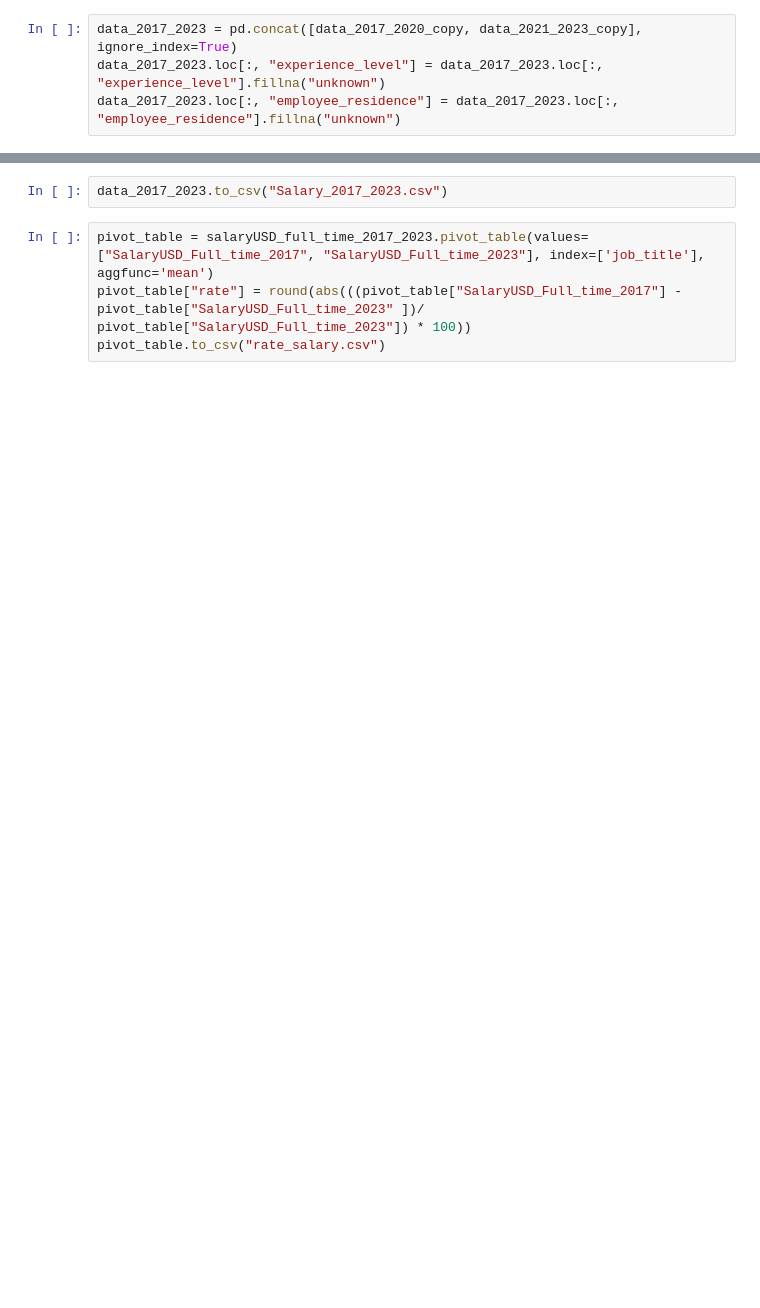
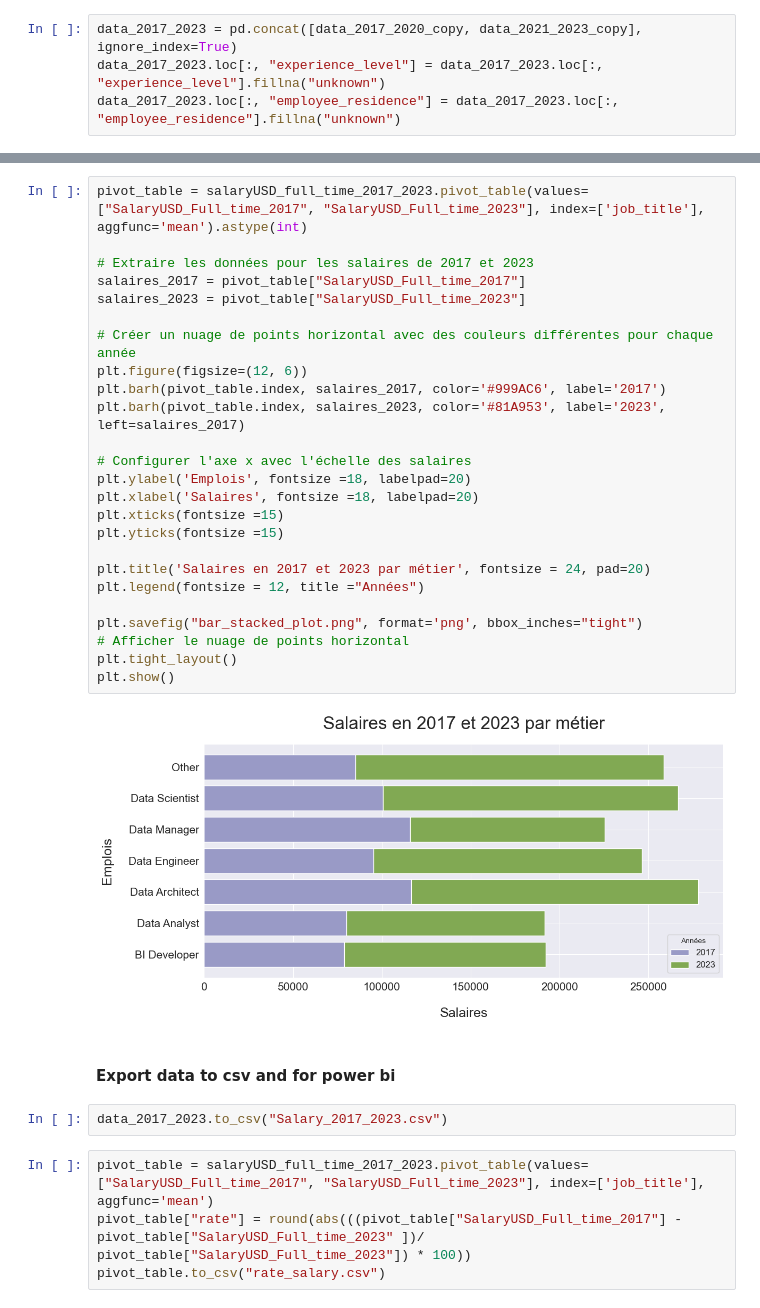
Before and after one commit to mathieuVdn/brief_2_salary_data, a Jupyter notebook: brief_2_salary_data.ipynb, the cells around one changed output, grey strips where cells are left out. Saved outputs shown, nothing was run; the diff lists cells and outputs as text; blank space fills up the shorter version.

```diff
--- a/brief_2_salary_data.ipynb
+++ b/brief_2_salary_data.ipynb
@@ -150,3 +189,32 @@ plt.show()
+# %%
+pivot_table = salaryUSD_full_time_2017_2023.pivot_table(values=["SalaryUSD_Full_time_2017", "SalaryUSD_Full_time_2023"], index=['job_title'], aggfunc='mean').astype(int)
+
+# Extraire les données pour les salaires de 2017 et 2023
+salaires_2017 = pivot_table["SalaryUSD_Full_time_2017"]
+salaires_2023 = pivot_table["SalaryUSD_Full_time_2023"]
+
+# Créer un nuage de points horizontal avec des couleurs différentes pour chaque année
+plt.figure(figsize=(12, 6))
+plt.barh(pivot_table.index, salaires_2017, color='#999AC6', label='2017')
+plt.barh(pivot_table.index, salaires_2023, color='#81A953', label='2023', left=salaires_2017)
+
+# Configurer l'axe x avec l'échelle des salaires
+plt.ylabel('Emplois', fontsize =18, labelpad=20)
+plt.xlabel('Salaires', fontsize =18, labelpad=20)
+plt.xticks(fontsize =15)
+plt.yticks(fontsize =15)
+
+plt.title('Salaires en 2017 et 2023 par métier', fontsize = 24, pad=20)
+plt.legend(fontsize = 12, title ="Années")
+
+plt.savefig("bar_stacked_plot.png", format='png', bbox_inches="tight")
+# Afficher le nuage de points horizontal
+plt.tight_layout()
+plt.show()
+# %% [output]
+[figure, added]
+# %% [markdown]
+#### Export data to csv and for power bi
 # %%
 data_2017_2023.to_csv("Salary_2017_2023.csv")
 # %%
```
Also changed, not shown: parts of 36 cells of this notebook, 3 other files.
